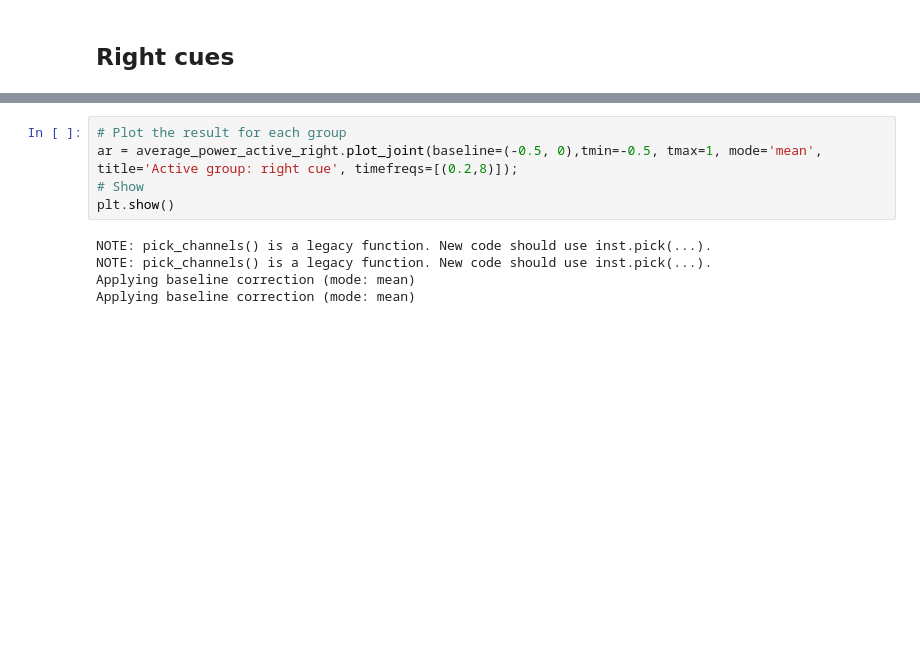
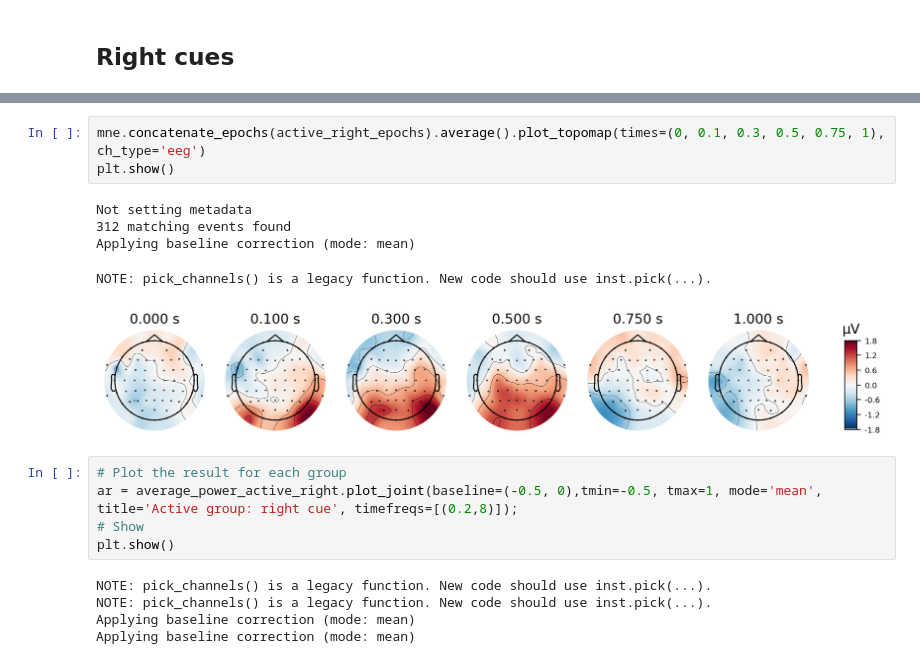
Before and after one commit to locua/time-frequency-analysis, a Jupyter notebook: tf.ipynb, the cells around one changed output, grey strips where cells are left out. Drawn from its saved outputs; the diff is of its cells as text; blank space fills up the shorter version.

```diff
--- a/tf.ipynb
+++ b/tf.ipynb
@@ -324,6 +340,15 @@ Extracting parameters from ./ica_notebooks/cleaned/m_07_02/m_07_02_pos2b.vhdr...
 Setting channel info structure...
 Reading 0 ... 678635  =      0.000 ...   678.635 secs...
 ... (48 outputs left out)
+# %%
+mne.concatenate_epochs(active_right_epochs).average().plot_topomap(times=(0, 0.1, 0.3, 0.5, 0.75, 1), ch_type='eeg')
+plt.show()
+# %% [output]
+Not setting metadata
+312 matching events found
+Applying baseline correction (mode: mean)
+NOTE: pick_channels() is a legacy function. New code should use inst.pick(...).
+[figure, added]
 # %%
 # Plot the result for each group
 ar = average_power_active_right.plot_joint(baseline=(-0.5, 0),tmin=-0.5, tmax=1, mode='mean', title='Active group: right cue', timefreqs=[(0.2,8)]);
```
Also changed, not shown: parts of 8 cells of this notebook, 4 other files.
